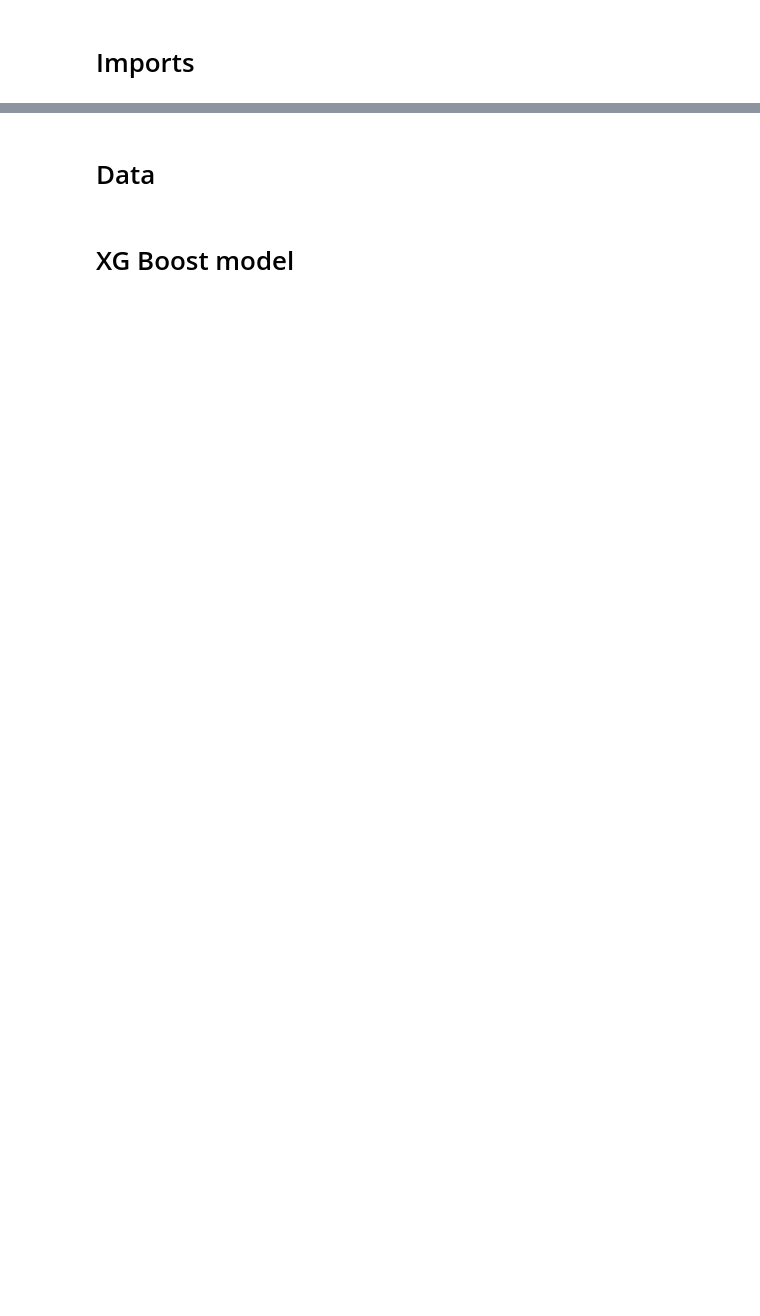
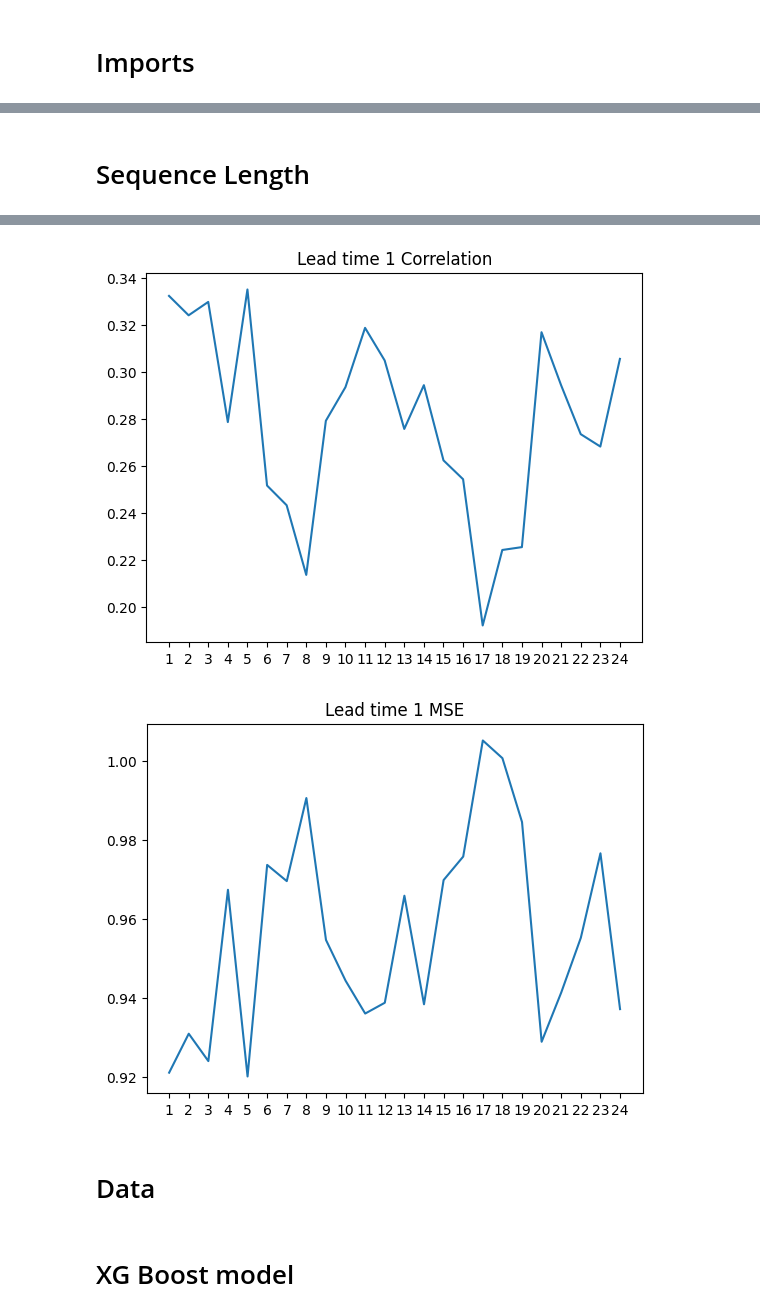
Before and after one commit to JP-CAU/Sahel_Rainfall, a Jupyter notebook: Notebooks/XGBoost.ipynb, the cells around one changed output, grey strips where cells are left out. Saved outputs shown, nothing was run; the diff lists cells and outputs as text; code cells hidden in the pictures; blank space fills up the shorter version.

```diff
--- a/Notebooks/XGBoost.ipynb
+++ b/Notebooks/XGBoost.ipynb
@@ -19,0 +22,73 @@ To enable the following instructions: AVX2 FMA, in other operations, rebuild Ten
+# %% [markdown]
+# Sequence Length
+# %%
+model_name = "XGBoost"
+lead_time = 1
+climate = "FOCI"
+seq_lengths = list(range(1, 25))
+results = dict()
+histories = dict()
+for seq_length in seq_lengths:
+    results[f"Lead_time: {lead_time} seq_length: {seq_length}"] = dict()
+
+for seq_length in tqdm.tqdm(seq_lengths):
+    data = dataclass.Data(
+        lead_time=lead_time, seq_length=seq_length, split=[0.8, 0.1, 0.1]
+    )
+
+    x_train = np.array(data.train_input_FOCI)
+    y_train = np.array(data.train_target_FOCI)
+
+    x_val = np.array(data.validation_input_FOCI)
+    y_val = np.array(data.validation_target_FOCI)
+
+    x_test = np.array(data.test_input_FOCI)
+    y_test = np.array(data.test_target_FOCI)
+
+    if seq_length != None:
+        x_train = x_train.reshape(
+            (x_train.shape[0], x_train.shape[1] * x_train.shape[2])
+        )
+        x_val = x_val.reshape((x_val.shape[0], x_val.shape[1] * x_val.shape[2]))
+        x_test = x_test.reshape((x_test.shape[0], x_test.shape[1] * x_test.shape[2]))
+
+    xgb_model = xgb.XGBRegressor(
+        tree_method="gpu_hist",
+        gpu_id=0,
+    )
+
+    es = xgb.callback.EarlyStopping(
+        rounds=10,
+        save_best=True,
+        maximize=False,
+        #data_name="x_val",
+        metric_name="rmse",
+    )
+
+    xgb_model.fit(x_train, y_train, eval_set=[(x_val, y_val)], callbacks=[es], verbose=0)
+
+    predictions = xgb_model.predict(x_val)
+    mse = mean_squared_error(predictions, y_val)
+    correlation = np.corrcoef(predictions, y_val)[1, 0]
+    # print(f"The MSE is: {mse}, the correlation coefficient is: {correlation}")
+    results[f"Lead_time: {lead_time} seq_length: {seq_length}"][
+        "Modelname"
+    ] = model_name
+    results[f"Lead_time: {lead_time} seq_length: {seq_length}"][f"{climate}_MSE"] = mse
+    results[f"Lead_time: {lead_time} seq_length: {seq_length}"][
+        f"{climate}_Correlation"
+    ] = correlation
+
+df = pd.DataFrame.from_dict(results, orient="index")
+print(df)
+
+plt.plot(list(range(1, 25)), df["FOCI_Correlation"])
+plt.xticks(list(range(1, 25)))
+plt.title(f"Lead time {lead_time} Correlation")
+plt.show()
+
+plt.plot(list(range(1, 25)), df["FOCI_MSE"])
+plt.xticks(list(range(1, 25)))
+plt.title(f"Lead time {lead_time} MSE")
+plt.show()
+# %% [output]
@@ -20,3 +112,5 @@ To enable the following instructions: AVX2 FMA, in other operations, rebuild Ten
+[figure, added]
+[figure, added]
 # %% [markdown]
 # Data
 # %%
```
Also changed, not shown: parts of 11 cells of this notebook, 25 other files.
